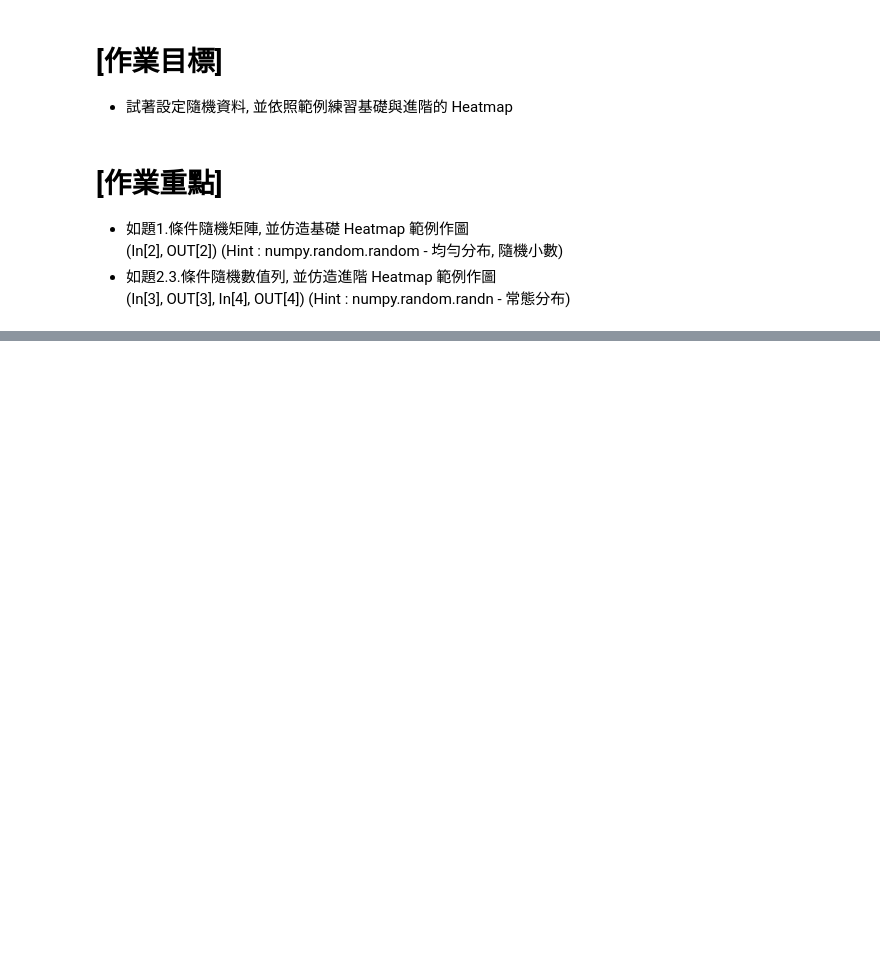
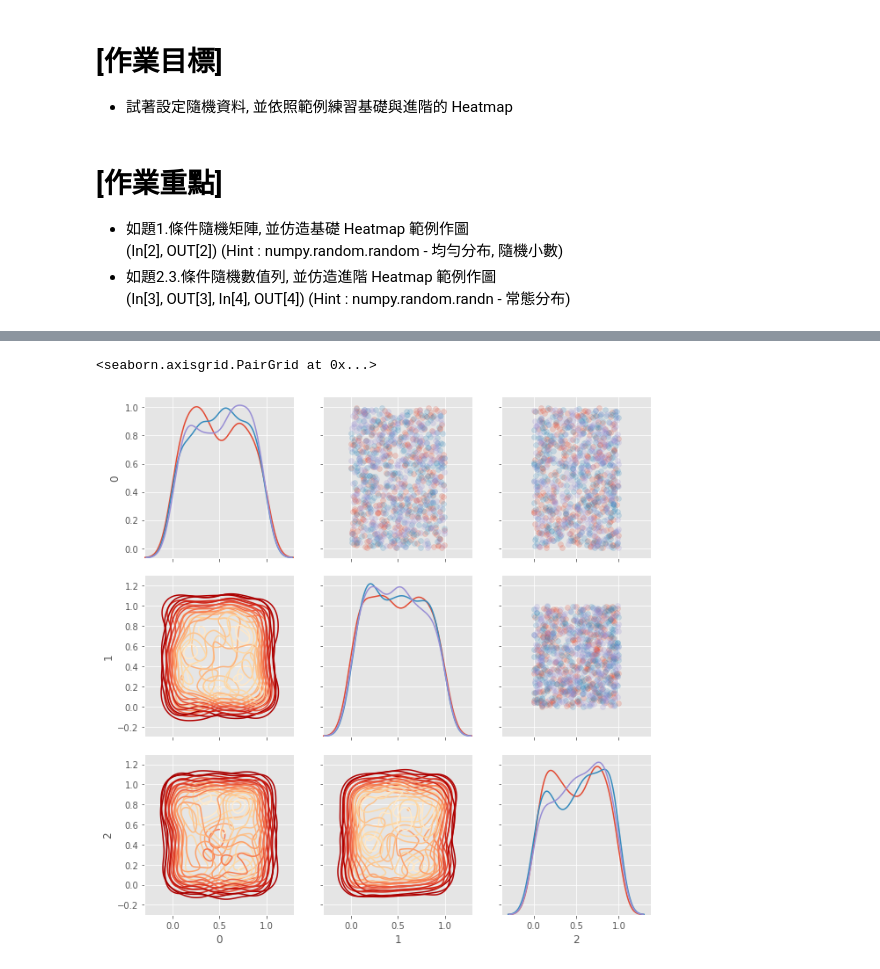
Before and after one commit to kelly2643/3rd-ML100Days, a Jupyter notebook: homework/Day_020_HW.ipynb, the cells around one changed output, grey strips where cells are left out. Drawn from its saved outputs; the diff is of its cells as text; code cells hidden in the pictures; blank space fills up the shorter version.

```diff
--- a/homework/Day_020_HW.ipynb
+++ b/homework/Day_020_HW.ipynb
@@ -81,0 +82,15 @@ plt.show()
+# %%
+# 繪製 seborn 進階 Heatmap
+grid = sns.PairGrid(data = plot_data, size = 3, diag_sharey=False,
+                    hue = 'index', vars = [x for x in list(plot_data.columns) if x != 'index'])
+# 上半部為 scatter
+grid.map_upper(plt.scatter, alpha = 0.2)
+
+# 對角線畫 histogram
+grid.map_diag(sns.kdeplot)
+
+# 下半部放 density plot
+grid.map_lower(sns.kdeplot, cmap = plt.cm.OrRd_r)
+# %% [output]
+<seaborn.axisgrid.PairGrid at 0x...>
+[figure, added]
```
Also changed, not shown: parts of 12 cells of this notebook.
